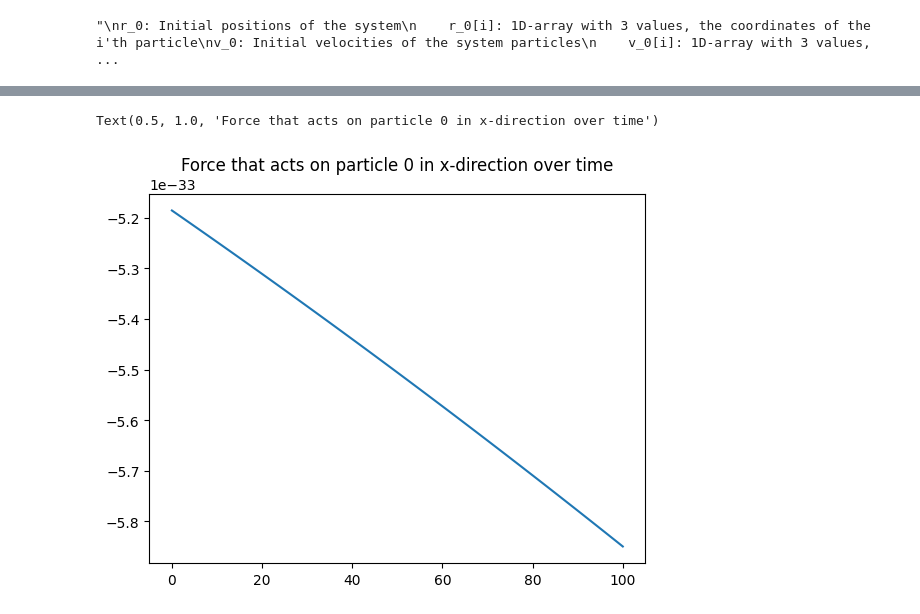
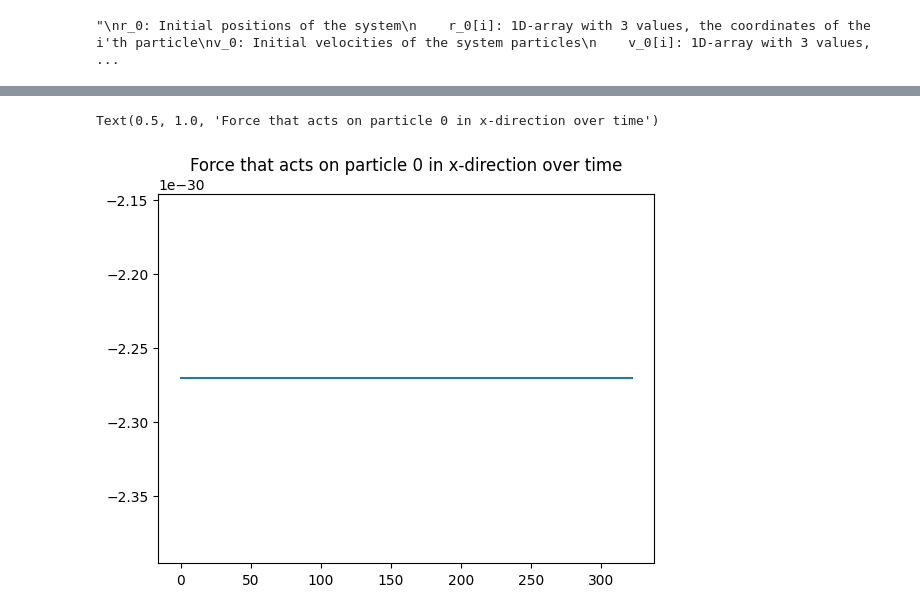
Before and after one commit to corinnawegner/Computational-physics, a Jupyter notebook: Project 3/Problem 1.ipynb, the cells around one changed output, grey strips where cells are left out. Drawn from its saved outputs; the diff is of its cells as text; code cells hidden in the pictures.

```diff
--- a/Project 3/Problem 1.ipynb
+++ b/Project 3/Problem 1.ipynb
@@ -32,8 +32,8 @@ from tqdm import tqdm
 
 cdef float rho = 0.85
 cdef float h = 0.016
-cdef int m = 48
-cdef float T = 1.0
+cdef int m = 48 # Be aware that m is also defined later outside of the cython
+cdef float T = 0.0
 cdef int M = 4 # cube root of number of unit cells in the L^3 volume, gives N=864 particles
 cdef float L = (4*6**3)/rho
 
@@ -66,6 +66,7 @@ list_pbc = L*np.array(list_pbc)
 
 def f(r_i, r_j):
     #Todo: Cut potential for r_ij > sigma
+
     r_ij_candidates = [np.sum([(r_i[d]-r_j[d]+vec_L[d])**2 for d in range(3)]) for vec_L in list_pbc]
     index_L_min = np.argmin([r_ij_candidates])#list_pbc[index_min]
     vec_L_min = list_pbc[index_L_min]
@@ -81,11 +82,10 @@ def arange_without(i):
     return result_array
 
 def F(r):
-    return np.array([np.sum(np.array([f_optimized(r[i], r[k]) for k in arange_without(i)]), axis=0) for i in range(r.shape[0])])
-    #return [f(r[i], r[k]) for k in arange_without(i)] pool.map()
-    #pool = ProcessPool(nodes=4)
-    #results = pool.map(f_subprocess, (r for i in range(r.shape[0])), range(r.shape[0]))
-    #return np.array(results)
+    arr_F = []
+    for i in range(r.shape[0]):
+        arr_F.append([f_optimized(r[i], r[k]) for k in arange_without(i)])
+    return np.array([np.sum(np.array(arr_F), axis=0))
 
 def verlet_step(r, v):
     v_tilde = v + h/(2*m)*F(r)
@@ -148,8 +152,14 @@ Codegenerierung ist abgeschlossen.
 # %%
+T = 0.0
+sigma = 3.405 #Angstrom
+epsilon = 119.8 #K
+m = 48 # Be careful, m is also defined in the cython
+
 r_0 = build_fcc()
 N_0 = r_0.shape[0]
 #np.random.uniform(-L/2, L/2, (N_0, 3)) #randomly between 0 and L with gaussian distribution, mean 0, std sqrt(kT^*/m^*), m^* = 48, k = 1, are the velocities normally distributed in every seperate direction?
 v_0 = np.random.normal(0,np.sqrt(T/epsilon*m), (N_0, 3))
+tp = np.sqrt(48*epsilon/(m*sigma**2)) #*t
 
 """
 r_0: Initial positions of the system
@@ -219,6 +229,6 @@ Text(0.5, 1.0, 'Temperature over time')
 # %%
-plt.plot(np.arange(t_max+1), [F(r_total[t])[0,0] for t in range(t_max+1)])
+plt.plot(np.arange(t_max+1)*tp, [F(r_total[t])[0,0] for t in range(t_max+1)])
 plt.title("Force that acts on particle 0 in x-direction over time")
 # %% [output]
 Text(0.5, 1.0, 'Force that acts on particle 0 in x-direction over time')
-[figure, old version]
+[figure, new version]
```
Also changed, not shown: parts of 5 cells of this notebook.
